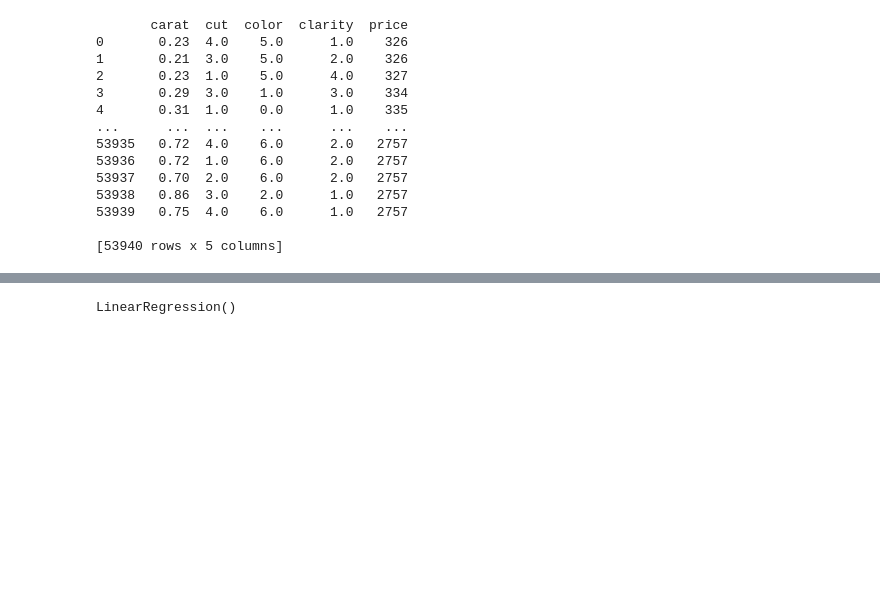
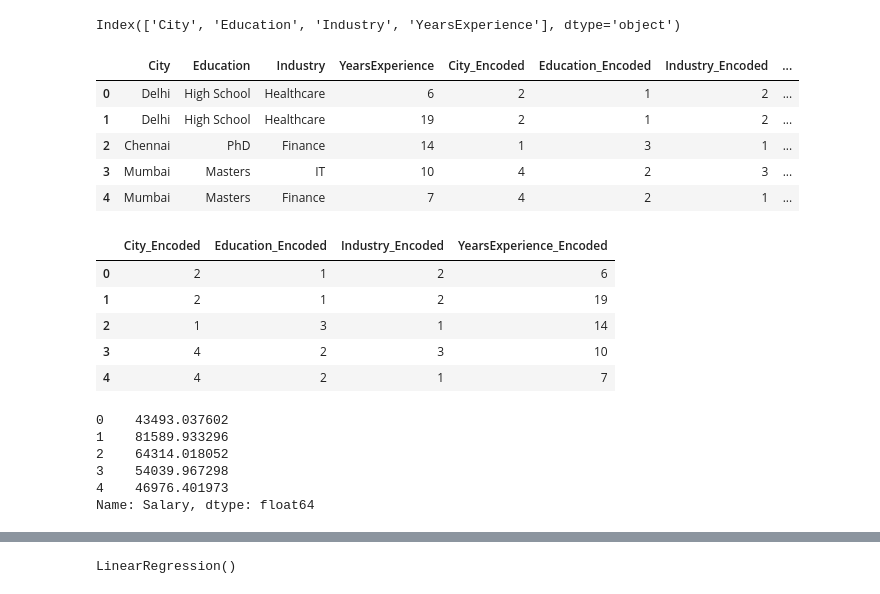
Before and after one commit to Yugesh-003/ML-lab, a Jupyter notebook: 6_oneLable.ipynb, the cells around one changed output, grey strips where cells are left out. Saved outputs shown, nothing was run; the diff lists cells and outputs as text; code cells hidden in the pictures; blank space fills up the shorter version.

```diff
--- a/test2.ipynb
+++ b/6_oneLable.ipynb
@@ -22,3 +16 @@ df.head()
-# %%
-df.drop(columns=['x','y','z','table','depth'], inplace=True)
 # %%
@@ -61,30 +43,0 @@ memory usage: 2.1+ MB
-# %%
-# Define custom orderings
-cut_order = ['Fair', 'Good', 'Very Good', 'Premium', 'Ideal']
-color_order = ['J', 'I', 'H', 'G', 'F', 'E', 'D']
-clarity_order = ['I1', 'SI2', 'SI1', 'VS2', 'VS1', 'VVS2', 'VVS1', 'IF']
-
-# Create encoder with specified categories
-encoder = OrdinalEncoder(categories=[cut_order, color_order, clarity_order])
-
-# Fit and transform
-df_encoded = df.copy()
-df_encoded[['cut', 'color', 'clarity']] = encoder.fit_transform(df[['cut', 'color', 'clarity']])
-
-# Show encoded data
-print(df_encoded)
-# %% [output]
-       carat  cut  color  clarity  price
-0       0.23  4.0    5.0      1.0    326
-1       0.21  3.0    5.0      2.0    326
-2       0.23  1.0    5.0      4.0    327
-3       0.29  3.0    1.0      3.0    334
-4       0.31  1.0    0.0      1.0    335
-...      ...  ...    ...      ...    ...
-53935   0.72  4.0    6.0      2.0   2757
-53936   0.72  1.0    6.0      2.0   2757
-53937   0.70  2.0    6.0      2.0   2757
-53938   0.86  3.0    2.0      1.0   2757
-53939   0.75  4.0    6.0      1.0   2757
-
-[53940 rows x 5 columns]
@@ -93,0 +44,41 @@ y = df_encoded['price']
+# %%
+x = df.drop(columns=['Salary'],axis=1)
+y = df['Salary']
+# %%
+x.columns
+# %% [output]
+Index(['City', 'Education', 'Industry', 'YearsExperience'], dtype='object')
+# %%
+from sklearn.preprocessing import LabelEncoder
+le = LabelEncoder()
+
+# Label encode each column
+for col in x.columns:
+    x[col + '_Encoded'] = le.fit_transform(x[col])
+x.head()
+# %% [output]
+|  | City | Education | Industry | YearsExperience | City_Encoded | Education_Encoded | Industry_Encoded | ... |
+| 0 | Delhi | High School | Healthcare | 6 | 2 | 1 | 2 | ... |
+| 1 | Delhi | High School | Healthcare | 19 | 2 | 1 | 2 | ... |
+| 2 | Chennai | PhD | Finance | 14 | 1 | 3 | 1 | ... |
+| 3 | Mumbai | Masters | IT | 10 | 4 | 2 | 3 | ... |
+| 4 | Mumbai | Masters | Finance | 7 | 4 | 2 | 1 | ... |
+# %%
+x = x.drop(columns=['City', 'Education', 'Industry', 'YearsExperience'])
+x.head()
+# %% [output]
+|  | City_Encoded | Education_Encoded | Industry_Encoded | YearsExperience_Encoded |
+| 0 | 2 | 1 | 2 | 6 |
+| 1 | 2 | 1 | 2 | 19 |
+| 2 | 1 | 3 | 1 | 14 |
+| 3 | 4 | 2 | 3 | 10 |
+| 4 | 4 | 2 | 1 | 7 |
+# %%
+y.head()
+# %% [output]
+0    43493.037602
+1    81589.933296
+2    64314.018052
+3    54039.967298
+4    46976.401973
+Name: Salary, dtype: float64
```
Also changed, not shown: parts of 19 cells of this notebook, 14 other files.
